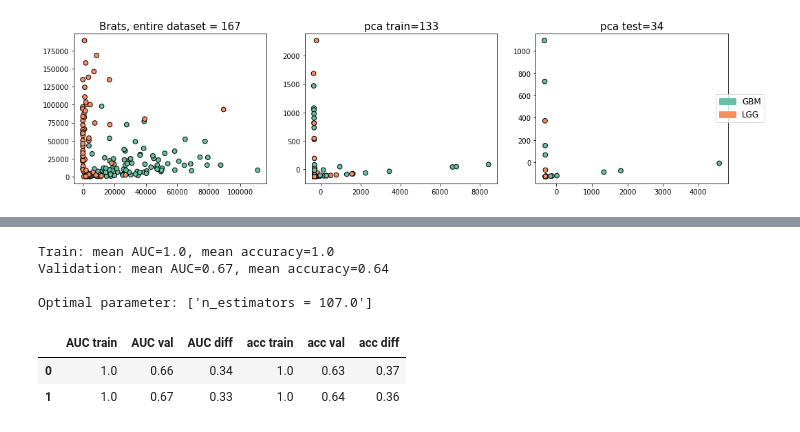
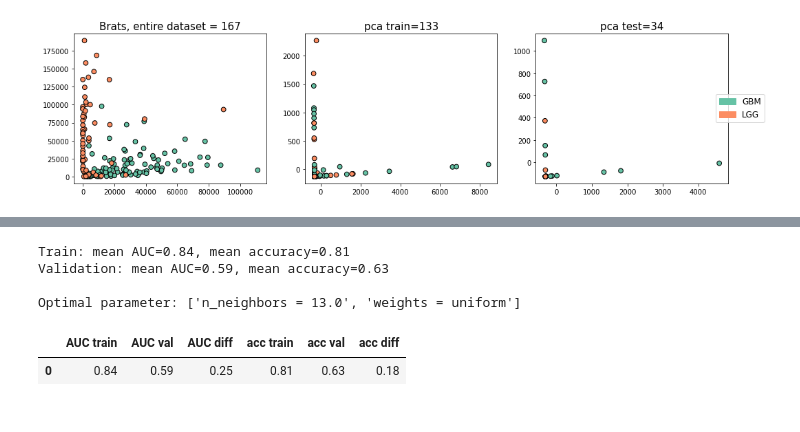
Before and after one commit to naomiverkerk/TM10007, a Jupyter notebook: machine_learning_assignment.ipynb, the cells around one changed output, grey strips where cells are left out. Saved outputs shown, nothing was run; the diff lists cells and outputs as text; code cells hidden in the pictures.

```diff
--- a/machine_learning_assignment.ipynb
+++ b/machine_learning_assignment.ipynb
@@ -309,4 +314,4 @@ parameters_list = [
 # %%
-results, optimal_parameter, mean_lg = classifier(3, mean_rf)
-mean = pd.DataFrame(mean_rf)
-mean
+# results, optimal_parameter, mean_lg, param = classifier('SVM', mean_svm)
+# mean = pd.DataFrame(mean_svm)
+# mean
@@ -322,3 +317,0 @@ Optimal parameter: ['n_estimators = 220.0', 'criterion = gini', 'min_samples_spl
-# %%
-mean_rf = []
-mean= mean_r
@@ -325,23 +468,28 @@ mean= mean_r
 # %%
-#LG
-# results, optimal_parameter, mean_lg = classifier(3, mean_lg)
-# mean = pd.DataFrame(mean_rf)
-# mean
+mean_knn = []
+results, optimal_parameter, mean_knn, param = classifier("Knn", mean_knn)
+mean1 = pd.DataFrame(mean_knn)
+mean
+
+
+# LG
+results, optimal_parameter, mean_lg = classifier("LG", mean_lg)
+mean2 = pd.DataFrame(mean_lg)
+mean
 
 #RF
-# results, optimal_parameter, mean_lg = classifier(3, mean_rf)
-# mean = pd.DataFrame(mean_rf)
-# mean
+results, optimal_parameter, mean_lg = classifier("RF", mean_rf)
+mean3 = pd.DataFrame(mean_rf)
+mean
 
 # Dtree
-# results, optimal_parameter, mean_dtree = classifier(1, mean_dtree)
-# mean = pd.DataFrame(mean_dtree)
-# mean
+results, optimal_parameter, mean_dtree = classifier("Dtree", mean_dtree)
+mean4 = pd.DataFrame(mean_dtree)
+mean
 # %% [output]
-Train: mean AUC=1.0, mean accuracy=1.0
-Validation: mean AUC=0.67, mean accuracy=0.64
+Train: mean AUC=0.84, mean accuracy=0.81
+Validation: mean AUC=0.59, mean accuracy=0.63
 
-Optimal parameter: ['n_estimators = 107.0']
+Optimal parameter: ['n_neighbors = 13.0', 'weights = uniform']
 |  | AUC train | AUC val | AUC diff | acc train | acc val | acc diff |
-| 0 | 1.0 | 0.66 | 0.34 | 1.0 | 0.63 | 0.37 |
-| 1 | 1.0 | 0.67 | 0.33 | 1.0 | 0.64 | 0.36 |
+| 0 | 0.84 | 0.59 | 0.25 | 0.81 | 0.63 | 0.18 |
```
Also changed, not shown: parts of 13 cells of this notebook.
